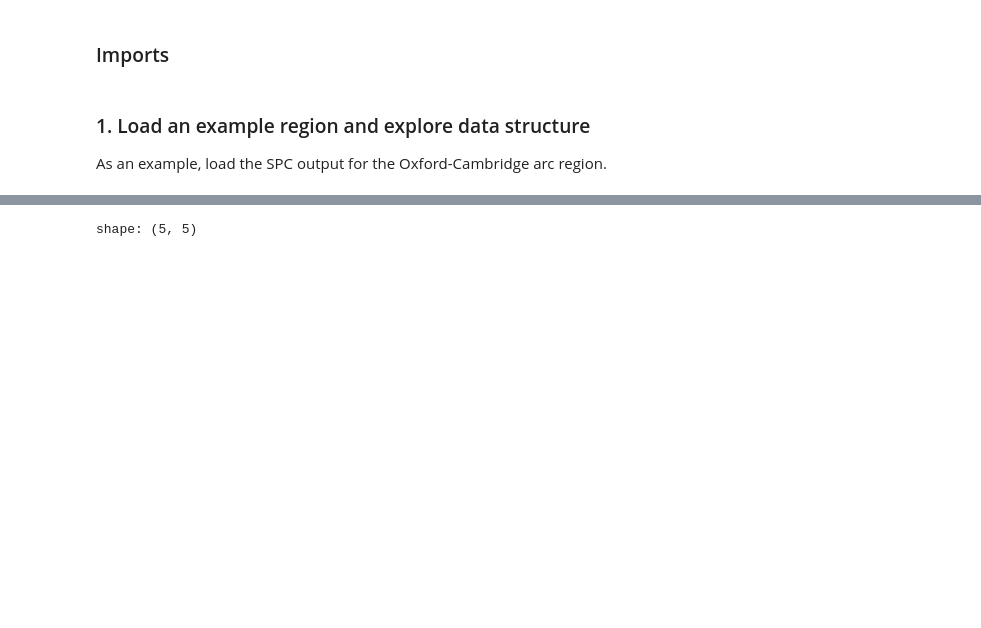
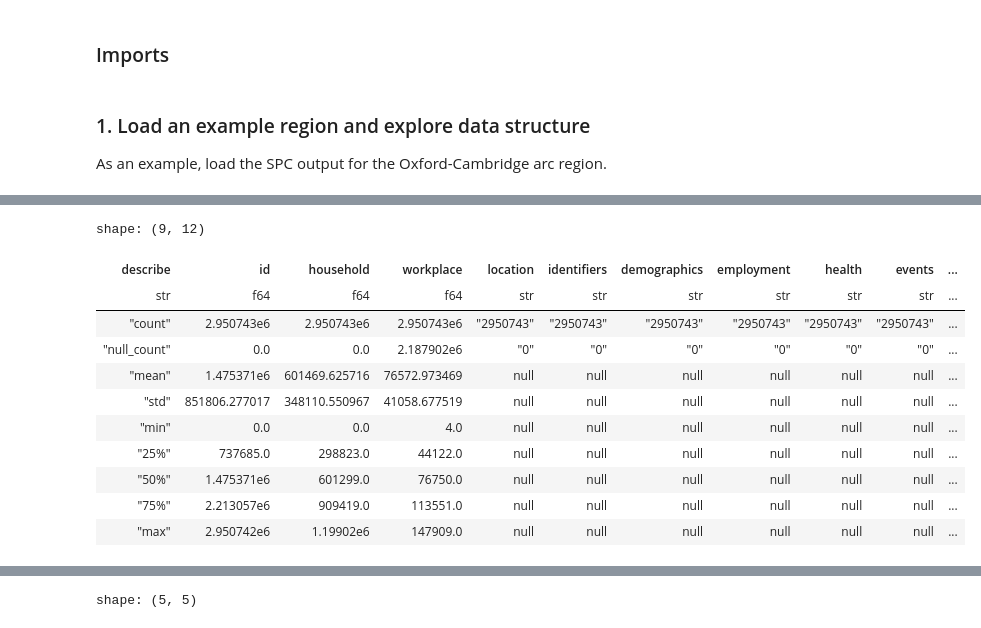
Before and after one commit to alan-turing-institute/uatk-spc, a Jupyter notebook: python/examples/spc_reader_exploratory.ipynb, the cells around one changed output, grey strips where cells are left out. Drawn from its saved outputs; the diff is of its cells as text; code cells hidden in the pictures; blank space fills up the shorter version.

```diff
--- a/python/examples/spc_reader_exploratory.ipynb
+++ b/python/examples/spc_reader_exploratory.ipynb
@@ -25,0 +37,15 @@ Show households dataframe
+# %%
+spc.people.describe()
+# %% [output]
+shape: (9, 12)
+| describe | id | household | workplace | location | identifiers | demographics | employment | health | events | ... |
+| str | f64 | f64 | f64 | str | str | str | str | str | str | ... |
+| "count" | 2.950743e6 | 2.950743e6 | 2.950743e6 | "2950743" | "2950743" | "2950743" | "2950743" | "2950743" | "2950743" | ... |
+| "null_count" | 0.0 | 0.0 | 2.187902e6 | "0" | "0" | "0" | "0" | "0" | "0" | ... |
+| "mean" | 1.475371e6 | 601469.625716 | 76572.973469 | null | null | null | null | null | null | ... |
+| "std" | 851806.277017 | 348110.550967 | 41058.677519 | null | null | null | null | null | null | ... |
+| "min" | 0.0 | 0.0 | 4.0 | null | null | null | null | null | null | ... |
+| "25%" | 737685.0 | 298823.0 | 44122.0 | null | null | null | null | null | null | ... |
+| "50%" | 1.475371e6 | 601299.0 | 76750.0 | null | null | null | null | null | null | ... |
+| "75%" | 2.213057e6 | 909419.0 | 113551.0 | null | null | null | null | null | null | ... |
+| "max" | 2.950742e6 | 1.19902e6 | 147909.0 | null | null | null | null | null | null | ... |
```
Also changed, not shown: parts of 20 cells of this notebook.
